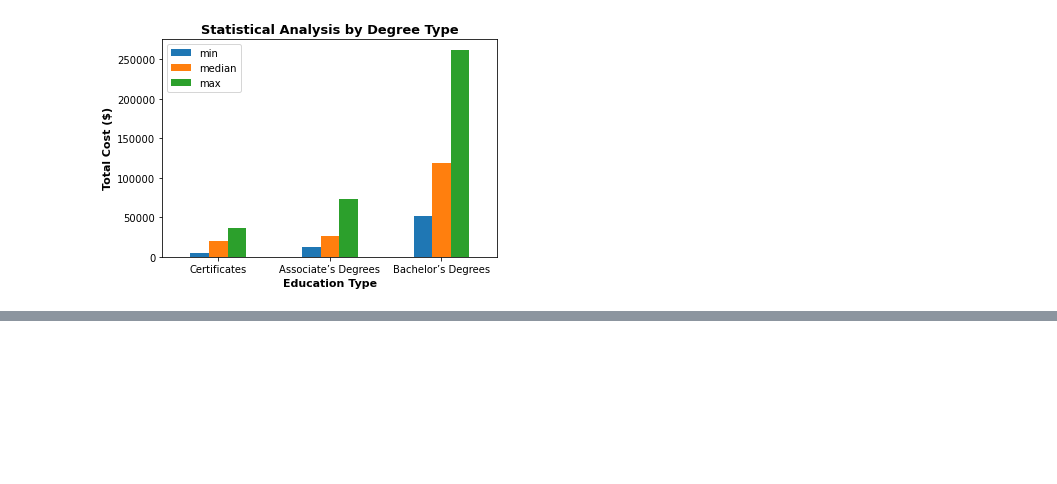
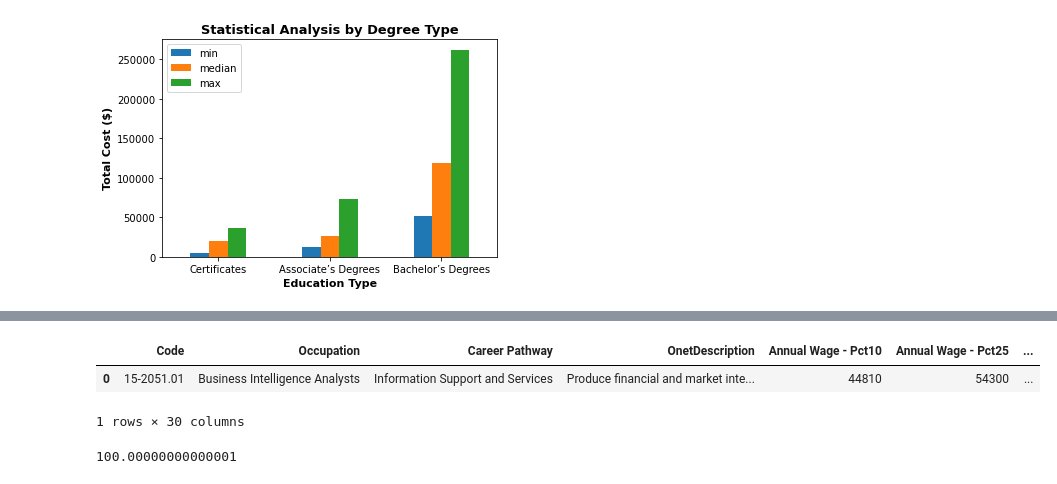
Before and after one commit to Project-1-2021/ValueOfCollege, a Jupyter notebook: Data_Analysis.ipynb, the cells around one changed output, grey strips where cells are left out. Cells and saved outputs as stored; diff of their text form; code cells hidden in the pictures; blank space fills up the shorter version.

```diff
--- a/Data_Analysis.ipynb
+++ b/Data_Analysis.ipynb
@@ -162,0 +222,10 @@ plt.show()
+# %%
+occupation_df.head(1)
+# %% [output]
+|  | Code | Occupation | Career Pathway | OnetDescription | Annual Wage - Pct10 | Annual Wage - Pct25 | ... |
+| 0 | 15-2051.01 | Business Intelligence Analysts | Information Support and Services | Produce financial and market inte... | 44810 | 54300 | ... |
+1 rows × 30 columns
+# %%
+ed_level.sum()
+# %% [output]
+100.00000000000001
```
Also changed, not shown: parts of 4 cells of this notebook.
